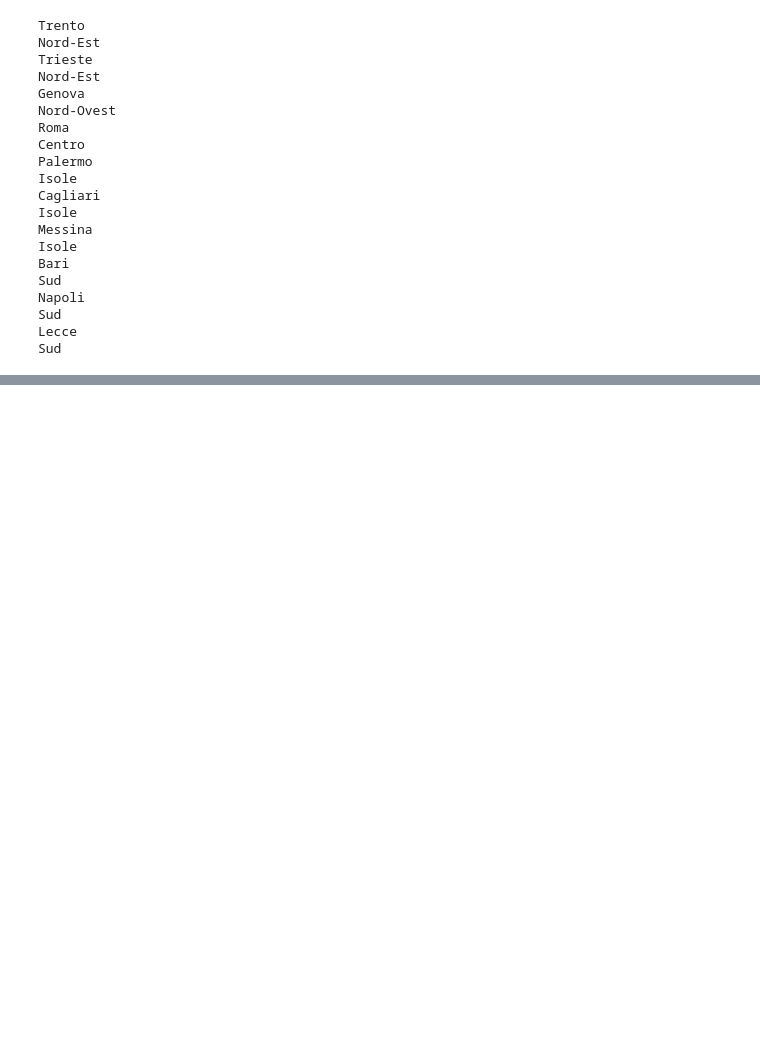
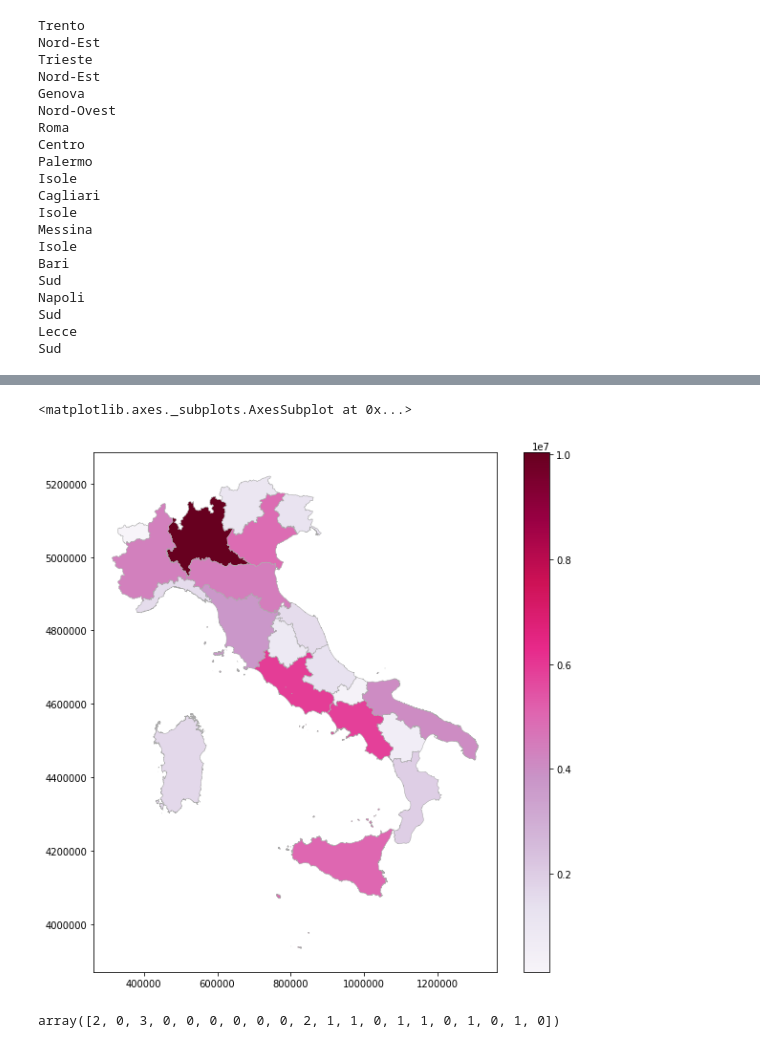
Before and after one commit to napo/geopandas_esempi, a Jupyter notebook: dati istat.ipynb, the cells around one changed output, grey strips where cells are left out. Saved outputs shown, nothing was run; the diff lists cells and outputs as text; code cells hidden in the pictures; blank space fills up the shorter version.

```diff
--- a/dati istat.ipynb
+++ b/dati istat.ipynb
@@ -354,0 +474,5 @@ Sud
+# %%
+geo_popolazione_regione.plot(column='Value',cmap="PuRd", legend=True,edgecolor = "darkgrey", linewidth = 0.5, figsize=(10,10))
+# %% [output]
+<matplotlib.axes._subplots.AxesSubplot at 0x...>
+[figure, added]
@@ -354,0 +483,4 @@ Sud
+# %%
+cinqueintervalli.yb
+# %% [output]
+array([2, 0, 3, 0, 0, 0, 0, 0, 0, 2, 1, 1, 0, 1, 1, 0, 1, 0, 1, 0])
```
Also changed, not shown: parts of 35 cells of this notebook, 1 other file.
